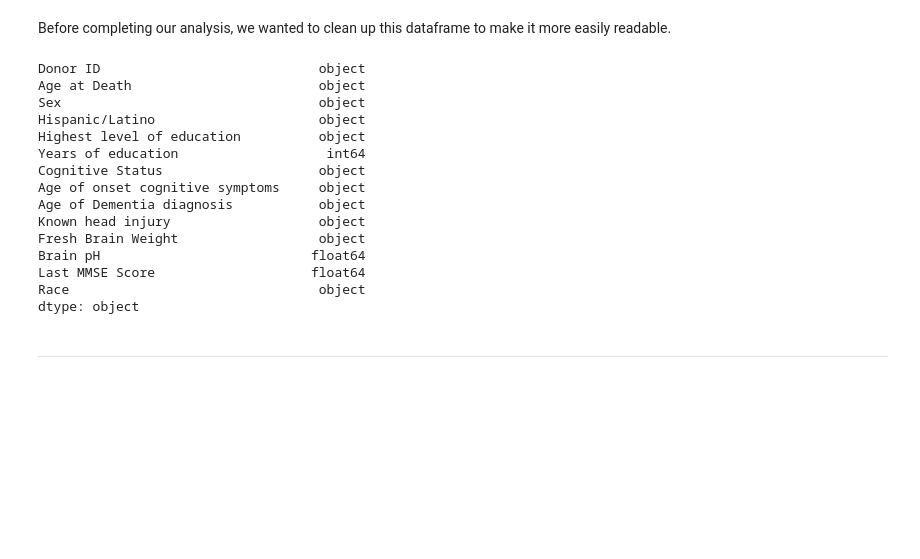
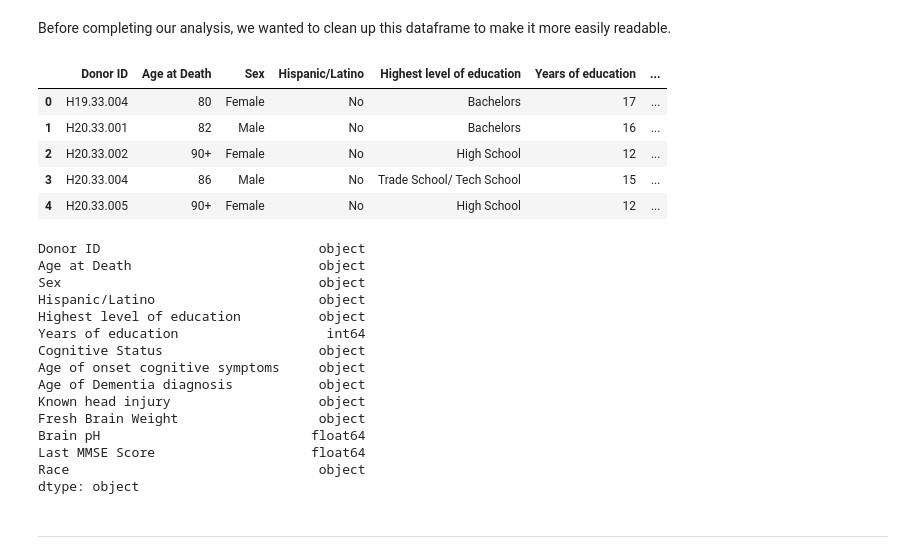
Before and after one commit to marisalong/marisalong.github.io, a Jupyter notebook: DataScienceFinalNotebook.ipynb, the cells around one changed output. Cells and saved outputs as stored; diff of their text form; code cells hidden in the pictures; blank space fills up the shorter version.

```diff
--- a/DataScienceFinalNotebook.ipynb
+++ b/DataScienceFinalNotebook.ipynb
@@ -387,22 +389,28 @@ df_meta = df_meta.merge(race_series.rename("Race"), left_index=True, right_index
 # %%
 df_meta = df_meta.drop(['Race (choice=White)', 'Race (choice=Black/ African American)', "Race (choice=Asian)", "Race (choice=American Indian/ Alaska Native)", "Race (choice=Native Hawaiian or Pacific Islander)", "Race (choice=Unknown or unreported)", "Race (choice=Other)"], axis=1)
 
 df_meta["Race"] = df_meta["Race"].map({
     'Race (choice=White)': "White",
     'Race (choice=Black/ African American)': "Black/African American",
     'Race (choice=Asian)':'Asian',
     'Race (choice=American Indian/ Alaska Native)':"American Indian/Alaska Native",
     'Race (choice=Native Hawaiian or Pacific Islander)': 'Native Hawaiian/Pacific Islander',
     'Race (choice=Unknown or unreported)': "Unknown/Unreported",
     'Race (choice=Other)': "Mixed" # Determined this to be mixed given the the column "specify other race"
 })
 
 # Taking peak at reformatted data
-df_meta.head(5)
+display(df_meta.head(5))
 
 # Checking the datatypes
 df_meta.dtypes
 # %% [output]
+|  | Donor ID | Age at Death | Sex | Hispanic/Latino | Highest level of education | Years of education | ... |
+| 0 | H19.33.004 | 80 | Female | No | Bachelors | 17 | ... |
+| 1 | H20.33.001 | 82 | Male | No | Bachelors | 16 | ... |
+| 2 | H20.33.002 | 90+ | Female | No | High School | 12 | ... |
+| 3 | H20.33.004 | 86 | Male | No | Trade School/ Tech School | 15 | ... |
+| 4 | H20.33.005 | 90+ | Female | No | High School | 12 | ... |
 Donor ID                            object
 Age at Death                        object
 Sex                                 object
```
Also changed, not shown: parts of 50 cells of this notebook.
